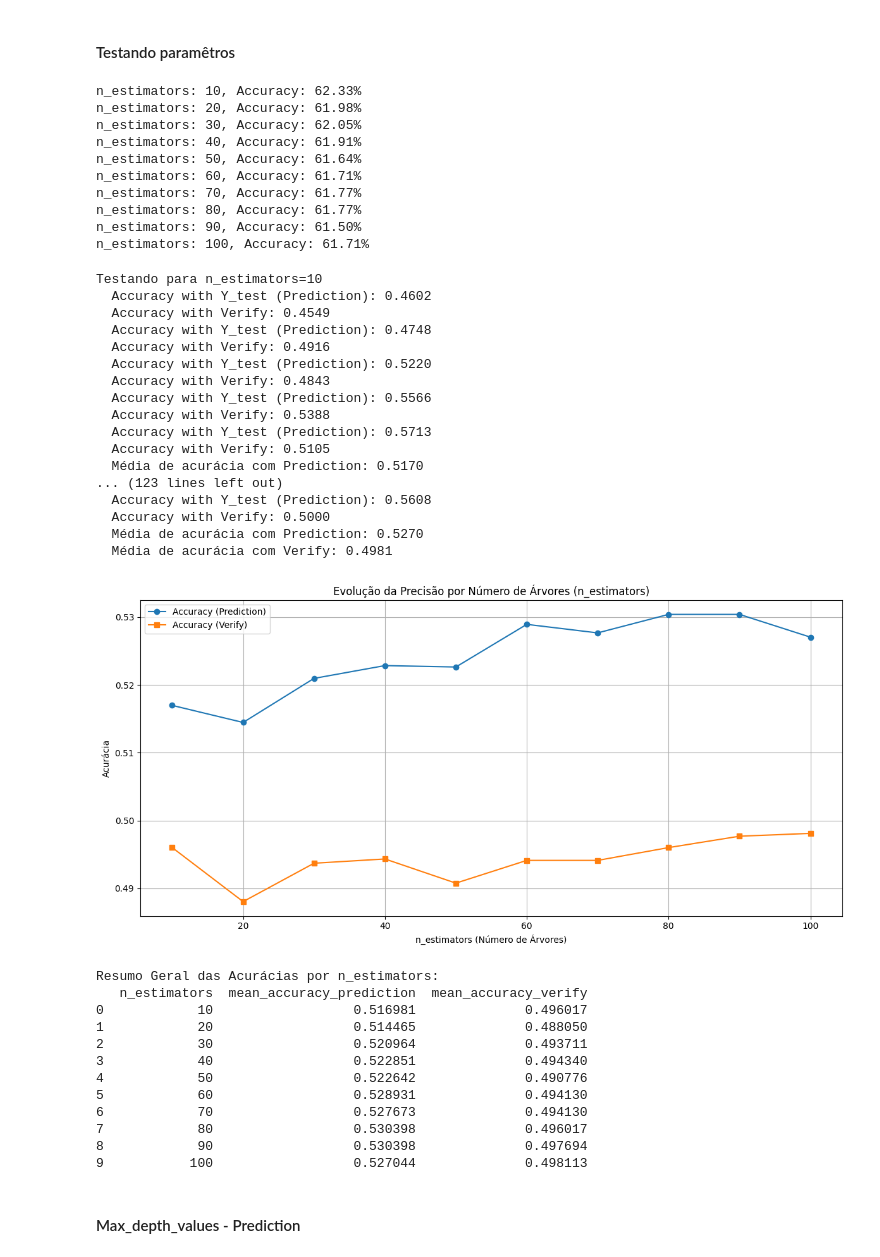
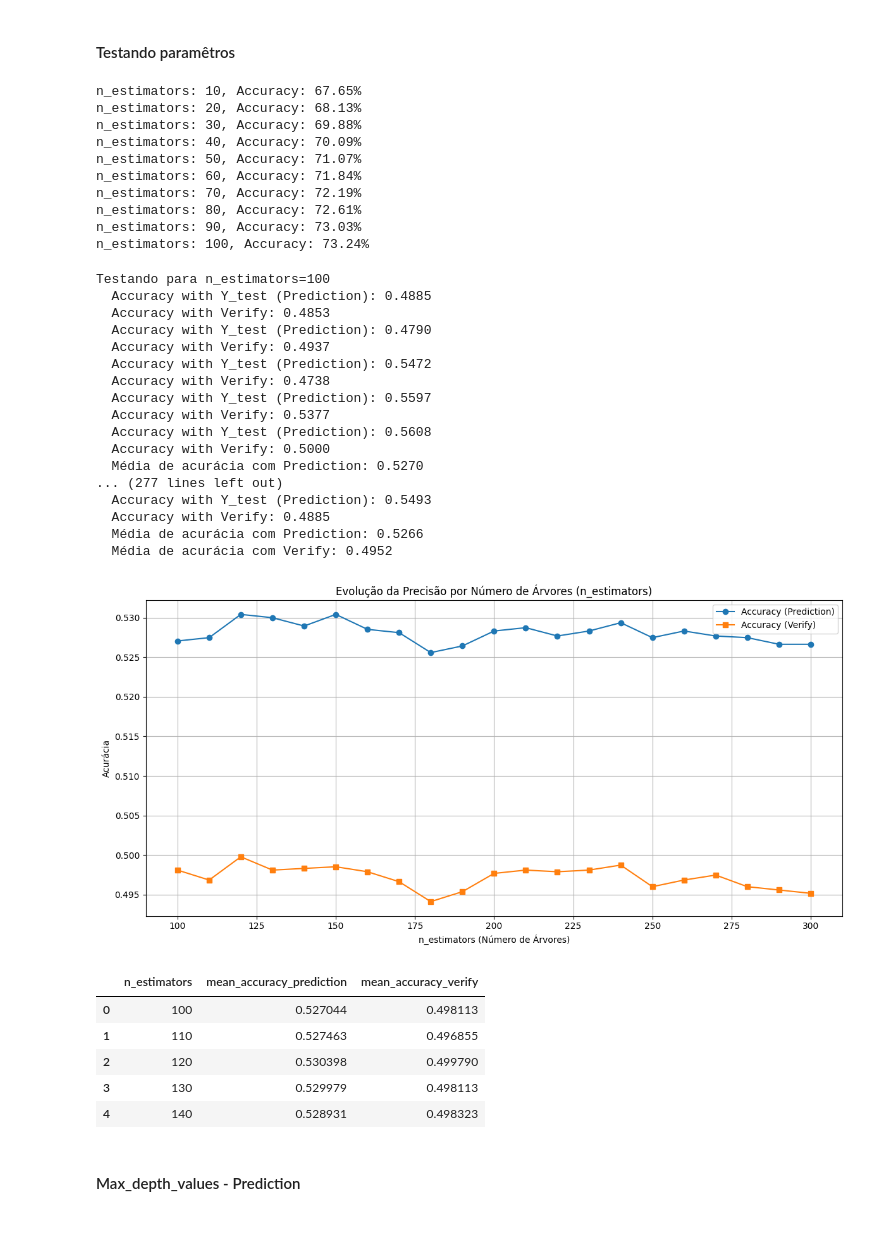
Before and after one commit to Bruno-Santana-Eco/TCC_Machine_learning, a Jupyter notebook: Random Forest_D10_teste parametros.ipynb, the cells around one changed output. Drawn from its saved outputs; the diff is of its cells as text; code cells hidden in the pictures; blank space fills up the shorter version.

```diff
--- a/Random Forest_D10_teste parametros.ipynb
+++ b/Random Forest_D10_teste parametros.ipynb
@@ -91,7 +91,7 @@ def calculate_target(data, d):
 
 
 # Aplicando a suavização exponencial
-alpha = 0.30
+alpha = 0.60
 price_data['Smoothed_Close'] = price_data.groupby('Ticker')['Close'].transform(
     lambda x: exponential_smoothing(x.values, alpha)
 )
@@ -559,7 +559,7 @@ results = []
 # Laço para variar n_estimators de 10 a 2000, em passos de 10
 for n in range(10, 101, 10):
     # Criar o modelo de Random Forest com o número atual de estimadores
-    rand_frst_clf = RandomForestClassifier(n_estimators=n, oob_score=True, criterion="gini", random_state=0, max_depth=2)
+    rand_frst_clf = RandomForestClassifier(n_estimators=n, oob_score=True, criterion="gini", random_state=0)
 
     # Ajustar o modelo aos dados de treino
     rand_frst_clf.fit(X_train, y_train)
@@ -576,16 +576,16 @@ for n in range(10, 101, 10):
     # Imprimir progresso
     print(f'n_estimators: {n}, Accuracy: {accuracy:.2f}%')
 # %% [output]
-n_estimators: 10, Accuracy: 62.33%
-n_estimators: 20, Accuracy: 61.98%
-n_estimators: 30, Accuracy: 62.05%
-n_estimators: 40, Accuracy: 61.91%
-n_estimators: 50, Accuracy: 61.64%
-n_estimators: 60, Accuracy: 61.71%
-n_estimators: 70, Accuracy: 61.77%
-n_estimators: 80, Accuracy: 61.77%
-n_estimators: 90, Accuracy: 61.50%
-n_estimators: 100, Accuracy: 61.71%
+n_estimators: 10, Accuracy: 67.65%
+n_estimators: 20, Accuracy: 68.13%
+n_estimators: 30, Accuracy: 69.88%
+n_estimators: 40, Accuracy: 70.09%
+n_estimators: 50, Accuracy: 71.07%
+n_estimators: 60, Accuracy: 71.84%
+n_estimators: 70, Accuracy: 72.19%
+n_estimators: 80, Accuracy: 72.61%
+n_estimators: 90, Accuracy: 73.03%
+n_estimators: 100, Accuracy: 73.24%
 # %%
 import pandas as pd
 from sklearn.metrics import classification_report, accuracy_score
@@ -605,7 +605,7 @@ Y_Cols = price_data_ABEV['Prediction']
 verify = price_data_ABEV['Verify']
 
 # Intervalo de valores para o hiperparâmetro (n_estimators neste caso)
-param_range = range(10, 101, 10)
+param_range = range(100, 301, 10)
 
 # Dicionários para armazenar os resultados
 results = {"n_estimators": [], "mean_accuracy_prediction": [], "mean_accuracy_verify": []}
@@ -663,60 +663,54 @@ for n_estimators in param_range:
     # Exibindo os resultados do hiperparâmetro atual
     print(f"  Média de acurácia com Prediction: {mean_accuracy_ytest:.4f}")
     print(f"  Média de acurácia com Verify: {mean_accuracy_verify:.4f}")
 
 
 
 # Convertendo os resultados para DataFrame
 results_df = pd.DataFrame(results)
 
 # Gerando gráficos para visualizar as métricas
 plt.figure(figsize=(12, 6))
 
 # Gráfico das médias de acurácias
 plt.plot(results_df["n_estimators"], results_df["mean_accuracy_prediction"], label="Accuracy (Prediction)", marker="o")
 plt.plot(results_df["n_estimators"], results_df["mean_accuracy_verify"], label="Accuracy (Verify)", marker="s")
 
 # Configuração do gráfico
 plt.title("Evolução da Precisão por Número de Árvores (n_estimators)")
 plt.xlabel("n_estimators (Número de Árvores)")
 plt.ylabel("Acurácia")
 plt.legend()
 plt.grid(True)
 plt.tight_layout()
 plt.show()
 
 results_df.head()
 # %% [output]
-Testando para n_estimators=10
-  Accuracy with Y_test (Prediction): 0.4602
-  Accuracy with Verify: 0.4549
-  Accuracy with Y_test (Prediction): 0.4748
-  Accuracy with Verify: 0.4916
-  Accuracy with Y_test (Prediction): 0.5220
-  Accuracy with Verify: 0.4843
-  Accuracy with Y_test (Prediction): 0.5566
-  Accuracy with Verify: 0.5388
-  Accuracy with Y_test (Prediction): 0.5713
-  Accuracy with Verify: 0.5105
-  Média de acurácia com Prediction: 0.5170
-... (123 lines left out)
+Testando para n_estimators=100
+  Accuracy with Y_test (Prediction): 0.4885
+  Accuracy with Verify: 0.4853
+  Accuracy with Y_test (Prediction): 0.4790
+  Accuracy with Verify: 0.4937
+  Accuracy with Y_test (Prediction): 0.5472
+  Accuracy with Verify: 0.4738
+  Accuracy with Y_test (Prediction): 0.5597
+  Accuracy with Verify: 0.5377
   Accuracy with Y_test (Prediction): 0.5608
   Accuracy with Verify: 0.5000
   Média de acurácia com Prediction: 0.5270
-  Média de acurácia com Verify: 0.4981
+... (277 lines left out)
+  Accuracy with Y_test (Prediction): 0.5493
+  Accuracy with Verify: 0.4885
+  Média de acurácia com Prediction: 0.5266
+  Média de acurácia com Verify: 0.4952
-[figure, old version]
+[figure, new version]
-Resumo Geral das Acurácias por n_estimators:
-   n_estimators  mean_accuracy_prediction  mean_accuracy_verify
-0            10                  0.516981              0.496017
-1            20                  0.514465              0.488050
-2            30                  0.520964              0.493711
-3            40                  0.522851              0.494340
-4            50                  0.522642              0.490776
-5            60                  0.528931              0.494130
-6            70                  0.527673              0.494130
-7            80                  0.530398              0.496017
-8            90                  0.530398              0.497694
-9           100                  0.527044              0.498113
+|  | n_estimators | mean_accuracy_prediction | mean_accuracy_verify |
+| 0 | 100 | 0.527044 | 0.498113 |
+| 1 | 110 | 0.527463 | 0.496855 |
+| 2 | 120 | 0.530398 | 0.499790 |
+| 3 | 130 | 0.529979 | 0.498113 |
+| 4 | 140 | 0.528931 | 0.498323 |
 # %% [markdown]
 #### Max_depth_values - Prediction
 # %%
```
Also changed, not shown: 1 other file.
